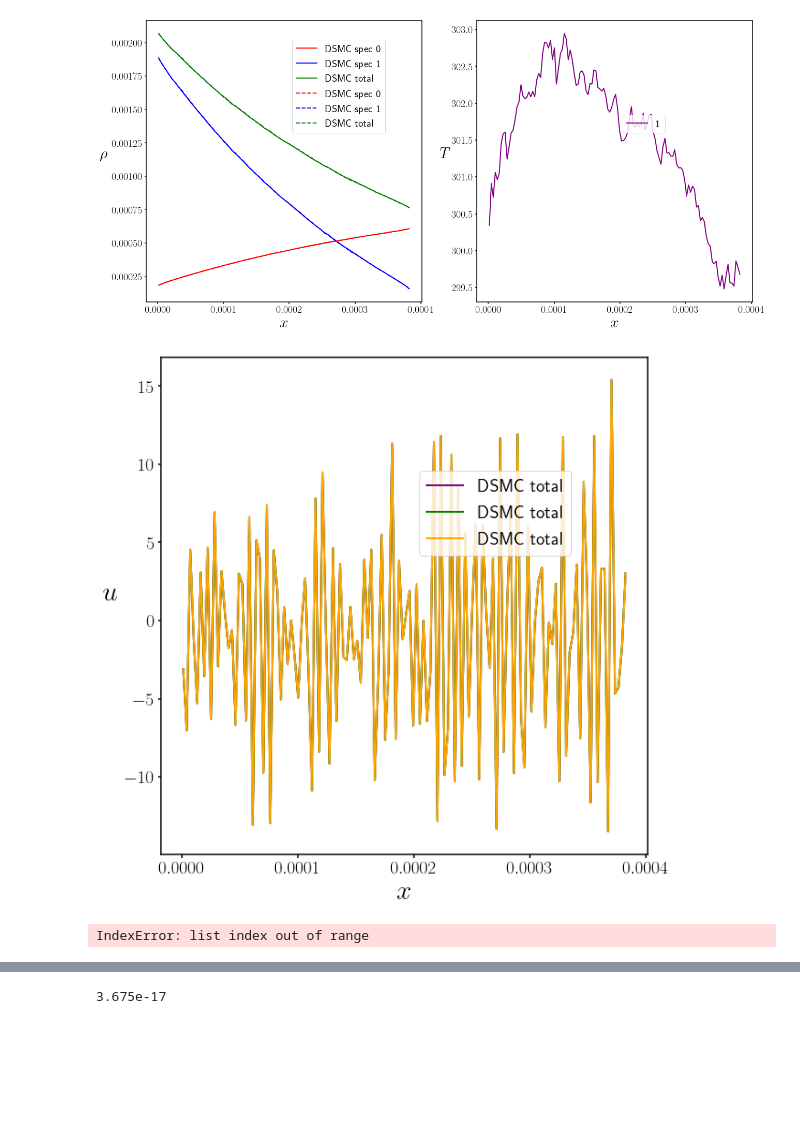
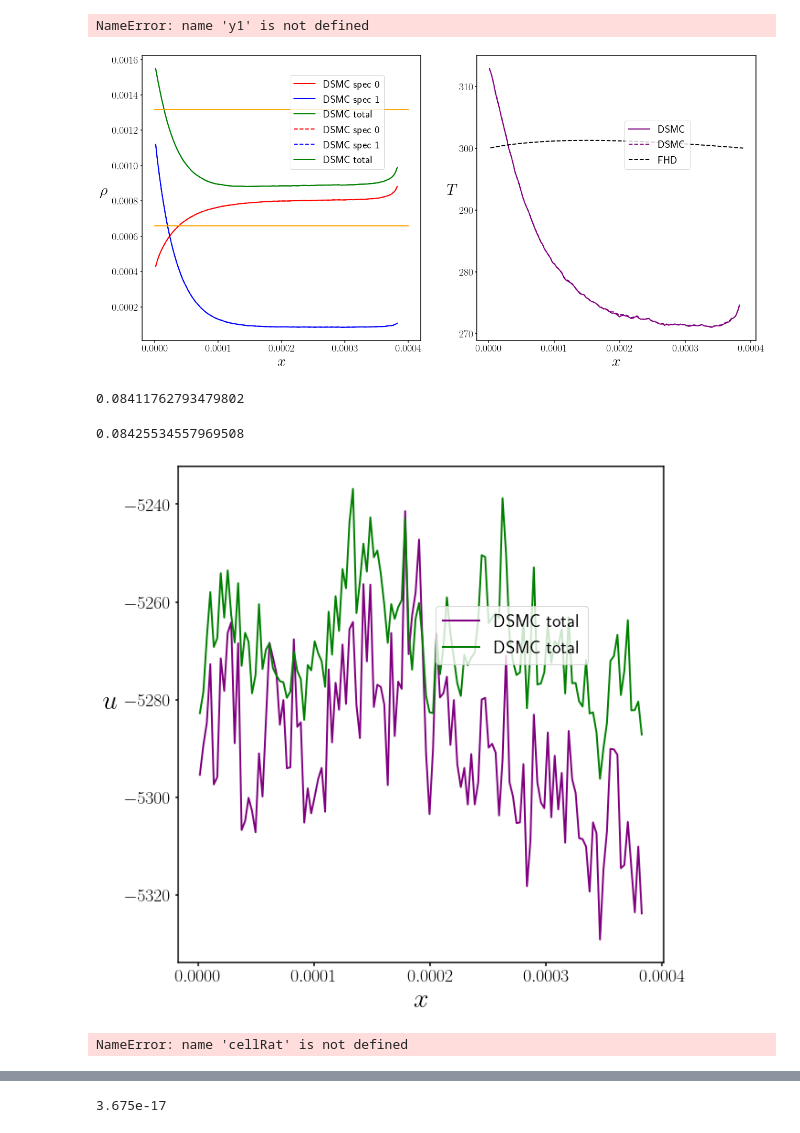
Before and after one commit to AMReX-FHD/notebooks, a Jupyter notebook: dsmcPlotting.ipynb, the cells around one changed output, grey strips where cells are left out. Saved outputs shown, nothing was run; the diff lists cells and outputs as text; code cells hidden in the pictures; blank space fills up the shorter version.

```diff
--- a/dsmcPlotting.ipynb
+++ b/dsmcPlotting.ipynb
@@ -51,18 +51,18 @@ yt : [INFO     ] 2022-05-11 00:55:06,699 Parameters: domain_right_edge         =
 # %%
-time = "/pltcu0000"+"00030000/"
+time = "/pltcu0000"+"00020000/"
 x1a, y1a = return_y_plt('~/gigan/projects/FHDeX/exec/DSMC',time,nbins=128,field="rhoMean_00")
 x2a, y2a = return_y_plt('~/gigan/projects/FHDeX/exec/DSMC',time,nbins=128,field="rhoMean_01")
 
-time = "/pltcu0000"+"00020000/"
+time = "/pltcu0000"+"00015000/"
 x1b, y1b = return_y_plt('~/gigan/projects/FHDeX/exec/DSMC',time,nbins=128,field="rhoMean_00")
 x2b, y2b = return_y_plt('~/gigan/projects/FHDeX/exec/DSMC',time,nbins=128,field="rhoMean_01")
 
-time = "/pltprim0000"+"00030000/"
+time = "/pltprim0000"+"00020000/"
 x5a, y5a = return_y_plt('~/gigan/projects/FHDeX/exec/DSMC',time,nbins=128,field="uMean")
 x4a, y4a = return_y_plt('~/gigan/projects/FHDeX/exec/DSMC',time,nbins=128,field="rhoMean")
 x3a, y3a = return_y_plt('~/gigan/projects/FHDeX/exec/DSMC',time,nbins=128,field="TMean")
 
-time = "/pltprim0000"+"00020000/"
+time = "/pltprim0000"+"00015000/"
 x5b, y5b = return_y_plt('~/gigan/projects/FHDeX/exec/DSMC',time,nbins=128,field="uMean")
 x4b, y4b = return_y_plt('~/gigan/projects/FHDeX/exec/DSMC',time,nbins=128,field="rhoMean")
 x3b, y3b = return_y_plt('~/gigan/projects/FHDeX/exec/DSMC',time,nbins=128,field="TMean")
@@ -111,7 +111,7 @@ for i in range(LL):
     yFHD3.append(val3)
     yFHD4.append(rho)
 # %%
-LL=len(x1)
+LL=len(x1a)
 rhoSum=[]
 for i in range(LL):
     val1=y1[i]
@@ -119,6 +119,8 @@ for i in range(LL):
     rhoSum.append(val1+val2)
 
 y1rev=y1[::-1]
+# %% [output]
+NameError: name 'y1' is not defined
 # %%
 plt.rcParams['mathtext.fontset'] = 'cm'
 plt.rc('text', usetex=True)
@@ -135,10 +137,15 @@ ax1.plot(xDSMC,y1a,color='red',linewidth=2, label='DSMC spec 0')
 ax1.plot(xDSMC, y2a,color='blue',linewidth=2, label='DSMC spec 1')
 ax1.plot(xDSMC, y1a+y2a,color='green',linewidth=2, label='DSMC total')
 ax1.plot(xDSMC,y1b,color='red',linewidth=2,linestyle='dashed', label='DSMC spec 0')
-ax1.plot(xDSMC, y2b,color='blue',linewidth=2,linestyle='dashed', label='DSMC spec 1')
-ax1.plot(xDSMC, y1b+y2b,color='green',linewidth=2,linestyle='dashed', label='DSMC total')
-#ax1.plot(xFHD,yFHD1,color='black',linewidth=2,linestyle='dashed', label='FHD spec 1')
-#ax1.plot(xFHD,yFHD2,color='black',linewidth=2,linestyle='dashed', label='FHD spec 2')
+ax1.plot(xDSMC,y2b,color='blue',linewidth=2,linestyle='dashed', label='DSMC spec 1')
+ax1.plot(xDSMC, y1b+y2b,color='green',linewidth=2, label='DSMC total')
+ax1.plot([0,0.0004], [0.000658,0.000658],color='orange',linewidth=2)
+ax1.plot([0,0.0004], [0.001316,0.001316],color='orange',linewidth=2)
+#ax1.plot(xDSMC, y2b,color='blue',linewidth=2,linestyle='dashed', label='DSMC spec 1')
+#ax1.plot(xDSMC, y1b+y2b,color='green',linewidth=2,linestyle='dashed', label='DSMC total')
+#ax1.plot(xFHD,yFHD1,color='red',linewidth=2,linestyle='dashed', label='FHD spec 0')
+#ax1.plot(xFHD,yFHD2,color='blue',linewidth=2,linestyle='dashed', label='FHD spec 1')
+#ax1.plot(xFHD,yFHD4,color='black',linewidth=2,linestyle='dashed', label='FHD total')
 
 
 ax1.set_xlabel(r'$x$', fontsize=30)
@@ -155,10 +162,11 @@ ax2 = fig.add_subplot(1,2,2)
 
 
 #ax2.plot(xDSMC,y3a,color='purple',linewidth=2, label='DSMC')
-ax2.plot(xDSMC,y3a,color='purple',linewidth=2, label='1')
+ax2.plot(xDSMC,y3a,color='purple',linewidth=2, label='DSMC')
+ax2.plot(xDSMC,y3b,color='purple',linewidth=2, label='DSMC',linestyle='dashed')
 #ax2.plot(xDSMC,y3b,color='green',linewidth=2, label='2')
 #ax2.plot(xDSMC,y3c,color='orange',linewidth=2, label='2 million development')
-#ax2.plot(xFHD,yFHD3,color='black',linewidth=2,linestyle='dashed', label='FHD')
+ax2.plot(xFHD,yFHD3,color='black',linewidth=2,linestyle='dashed', label='FHD')
 
 ax2.set_xlabel(r'$x$', fontsize=30)
 ax2.set_ylabel(r"$T$", fontsize=30,rotation=0, labelpad=15)
@@ -171,7 +179,16 @@ ax2.yaxis.set_tick_params(width=1.5)
 
 fig.savefig("profiles.pdf", bbox_inches = 'tight', pad_inches = 0.05)
 # %% [output]
-[figure, old version]
+[figure, new version]
+# %%
+
+sum(y1a+y2a)/2
+# %% [output]
+0.08411762793479802
+# %%
+sum(yFHD4)
+# %% [output]
+0.08425534557969508
 # %%
 plt.rcParams['mathtext.fontset'] = 'cm'
 plt.rc('text', usetex=True)
@@ -190,7 +207,7 @@ ax1 = fig.add_subplot(1,2,1)
 #ax1.plot(xDSMC,y5b,color='purple',linewidth=2, label='DSMC total')
 ax1.plot(xDSMC,y5a,color='purple',linewidth=2, label='DSMC total')
 ax1.plot(xDSMC,y5b,color='green',linewidth=2, label='DSMC total')
-ax1.plot(xDSMC,y5c,color='orange',linewidth=2, label='DSMC total')
+#ax1.plot(xDSMC,y5c,color='orange',linewidth=2, label='DSMC total')
 #ax1.plot(xDSMC,y5c,color='blue',linewidth=2, label='DSMC total')
 #ax1.plot(xDSMC,y4b,color='purple',linewidth=2, label='DSMC total')
 #ax1.plot(xFHD,yFHD4,color='red',linewidth=2,linestyle='dashed', label='FHD spec 1')
@@ -199,34 +216,34 @@ ax1.plot(xDSMC,y5c,color='orange',linewidth=2, label='DSMC total')
 
 ax1.set_xlabel(r'$x$', fontsize=30)
 ax1.set_ylabel(r"$u$", fontsize=30,rotation=0, labelpad=15)
 #ax1.set_ylim([-20,1444])
 #ax1.set_xlim([-0.1e-7,2e-7])
 ax1.tick_params(labelsize=20)
 ax1.legend(loc=(0.53,0.6),fontsize=20)
 ax1.xaxis.set_tick_params(width=1.5)
 ax1.yaxis.set_tick_params(width=1.5)
 
 
 #ax2 = fig.add_subplot(1,2,2)
 
 #ax2.plot(xDSMC,y3a,color='red',linewidth=2, label='DSMC')
 #ax2.plot(xDSMC,y3b,color='black',linewidth=2, label='DSMC')
 #ax2.plot(xDSMC,y3c,color='black',linewidth=2, label='DSMC')
 #ax2.plot(xFHD,yFHD3,color='black',linewidth=2,linestyle='dashed', label='FHD')
 
 
 #ax2.set_xlabel(r'$x$', fontsize=30)
 #ax2.set_ylabel(r"$T$", fontsize=30,rotation=0, labelpad=15)
 #ax1.set_ylim([-20,1444])
 #ax1.set_xlim([-0.1e-7,2e-7])
 #ax2.tick_params(labelsize=20)
 #ax2.legend(loc=(0.53,0.6),fontsize=20)
 #ax2.xaxis.set_tick_params(width=1.5)
 #ax2.yaxis.set_tick_params(width=1.5)
 
 fig.savefig("vel.pdf", bbox_inches = 'tight', pad_inches = 0.05)
 # %% [output]
-[figure, old version]
+[figure, new version]
 # %%
 filename = '/home/drladiges/Downloads/correl_neq1.txt'
 data = np.loadtxt(filename, delimiter=' ', skiprows=1, dtype=str)
@@ -241,9 +258,9 @@ yFHD3b=[]
 for i in range(LL):
     val=float(data[i,0])
     xFHDb.append(val)
-    fhdcell=(xFHDb[1]-xFHDb[0])**3;
-    dsmccell=(3.84e-04/128)*((0.035e-4)**2);
-    cellRat=fhdcell/dsmccell
+    #fhdcell=(xFHDb[1]-xFHDb[0])**3;
+    #dsmccell=(3.84e-04/128)*((0.035e-4)**2);
+    #cellRat=fhdcell/dsmccell
 
     val1=float(data[i,4])*cellRat
     val2=float(data[i,5])*cellRat
@@ -252,5 +269,5 @@ for i in range(LL):
     yFHD2b.append(val2)
     yFHD3b.append(val3)
 # %% [output]
-IndexError: list index out of range
+NameError: name 'cellRat' is not defined
 # %%
```
Also changed, not shown: parts of 15 cells of this notebook.
